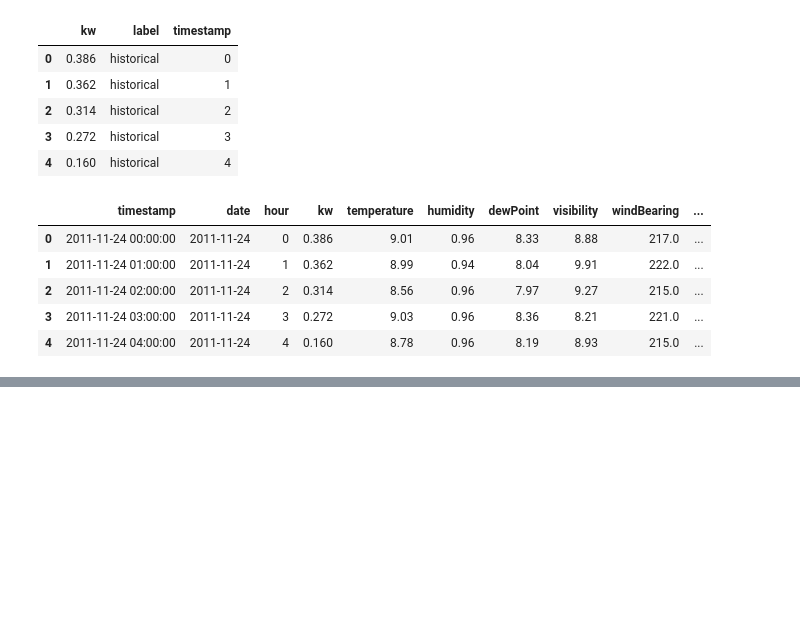
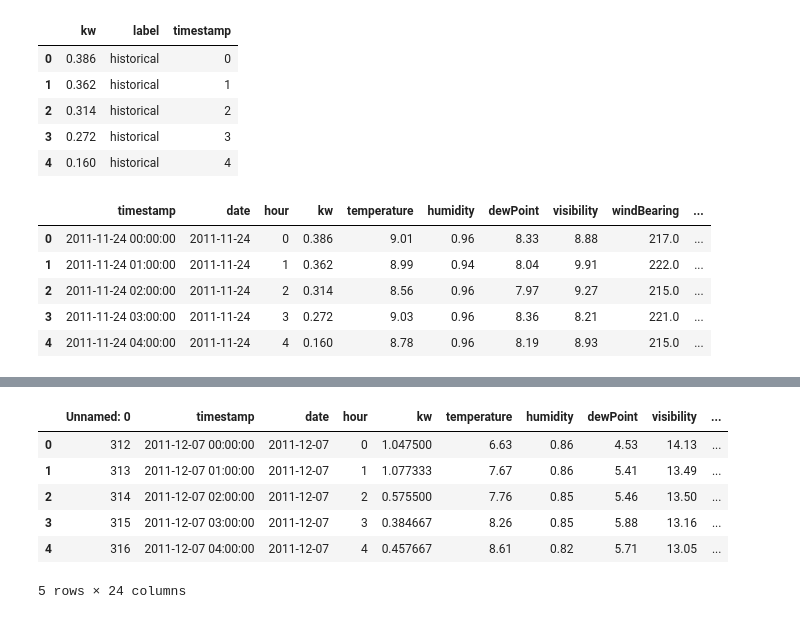
Before and after one commit to jfarland/load_forecasting_h2o, a Jupyter notebook: modeling-pipeline.ipynb, the cells around one changed output, grey strips where cells are left out. Saved outputs shown, nothing was run; the diff lists cells and outputs as text; code cells hidden in the pictures; blank space fills up the shorter version.

```diff
--- a/modeling-pipeline.ipynb
+++ b/modeling-pipeline.ipynb
@@ -447,0 +968,11 @@ train_agg.head()
+# %%
+all_features = pd.read_csv("data/all_features.csv")
+all_features.head()
+# %% [output]
+|  | Unnamed: 0 | timestamp | date | hour | kw | temperature | humidity | dewPoint | visibility | ... |
+| 0 | 312 | 2011-12-07 00:00:00 | 2011-12-07 | 0 | 1.047500 | 6.63 | 0.86 | 4.53 | 14.13 | ... |
+| 1 | 313 | 2011-12-07 01:00:00 | 2011-12-07 | 1 | 1.077333 | 7.67 | 0.86 | 5.41 | 13.49 | ... |
+| 2 | 314 | 2011-12-07 02:00:00 | 2011-12-07 | 2 | 0.575500 | 7.76 | 0.85 | 5.46 | 13.50 | ... |
+| 3 | 315 | 2011-12-07 03:00:00 | 2011-12-07 | 3 | 0.384667 | 8.26 | 0.85 | 5.88 | 13.16 | ... |
+| 4 | 316 | 2011-12-07 04:00:00 | 2011-12-07 | 4 | 0.457667 | 8.61 | 0.82 | 5.71 | 13.05 | ... |
+5 rows × 24 columns
```
Also changed, not shown: parts of 21 cells of this notebook, 5 other files.
